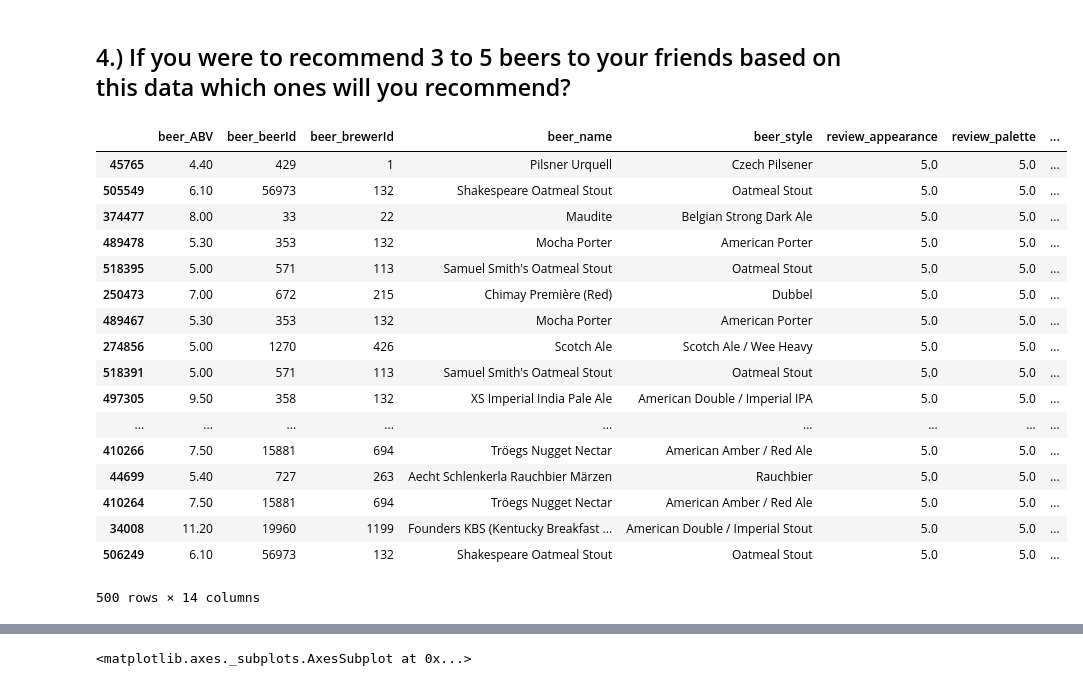
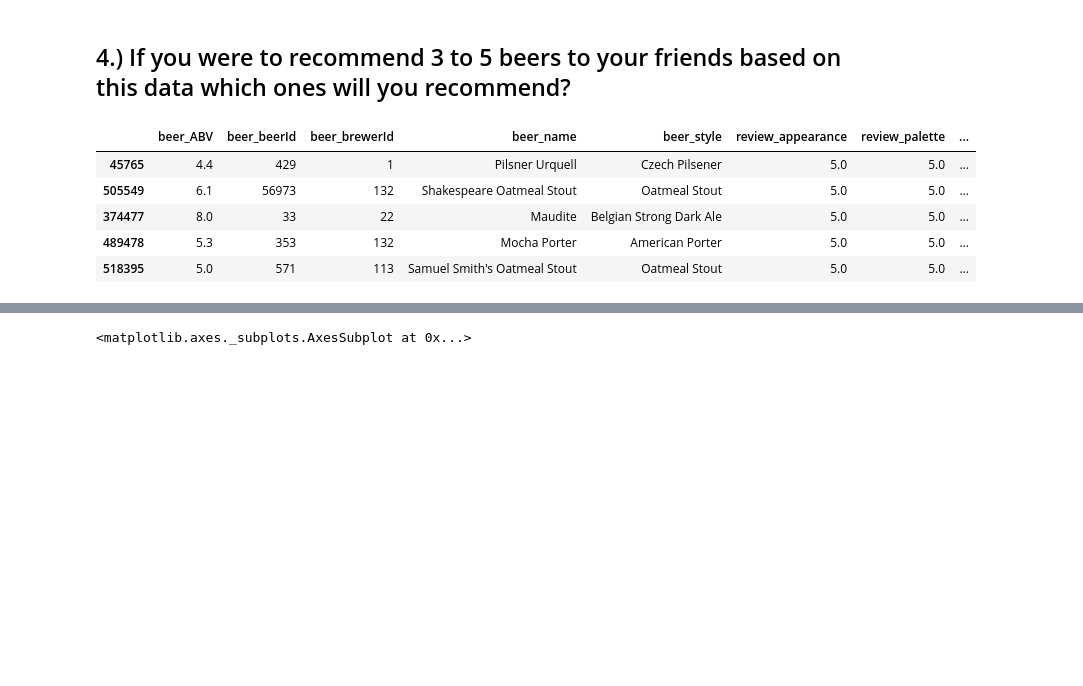
Before and after one commit to rose620/beer_analysis, a Jupyter notebook: Beer_Analysis.ipynb, the cells around one changed output, grey strips where cells are left out. Drawn from its saved outputs; the diff is of its cells as text; code cells hidden in the pictures; blank space fills up the shorter version.

```diff
--- a/Beer_Analysis.ipynb
+++ b/Beer_Analysis.ipynb
@@ -426,27 +426,15 @@ accuracy on the test subset:0.237
 # %%
 #sort from most important feature to least(for ex review_aroma strongest festure as found previously)
 df_ratings = df.sort_values(['review_overall', 'review_aroma', 'review_taste','review_palette','review_appearance'], ascending = False)
 df_top_ratings = df_ratings[0:2000]
-df_top_ratings.head(500)
+df_top_ratings.head()
 # %% [output]
 |  | beer_ABV | beer_beerId | beer_brewerId | beer_name | beer_style | review_appearance | review_palette | ... |
-| 45765 | 4.40 | 429 | 1 | Pilsner Urquell | Czech Pilsener | 5.0 | 5.0 | ... |
-| 505549 | 6.10 | 56973 | 132 | Shakespeare Oatmeal Stout | Oatmeal Stout | 5.0 | 5.0 | ... |
-| 374477 | 8.00 | 33 | 22 | Maudite | Belgian Strong Dark Ale | 5.0 | 5.0 | ... |
-| 489478 | 5.30 | 353 | 132 | Mocha Porter | American Porter | 5.0 | 5.0 | ... |
-| 518395 | 5.00 | 571 | 113 | Samuel Smith's Oatmeal Stout | Oatmeal Stout | 5.0 | 5.0 | ... |
-| 250473 | 7.00 | 672 | 215 | Chimay Première (Red) | Dubbel | 5.0 | 5.0 | ... |
-| 489467 | 5.30 | 353 | 132 | Mocha Porter | American Porter | 5.0 | 5.0 | ... |
-| 274856 | 5.00 | 1270 | 426 | Scotch Ale | Scotch Ale / Wee Heavy | 5.0 | 5.0 | ... |
-| 518391 | 5.00 | 571 | 113 | Samuel Smith's Oatmeal Stout | Oatmeal Stout | 5.0 | 5.0 | ... |
-| 497305 | 9.50 | 358 | 132 | XS Imperial India Pale Ale | American Double / Imperial IPA | 5.0 | 5.0 | ... |
-| ... | ... | ... | ... | ... | ... | ... | ... | ... |
-| 410266 | 7.50 | 15881 | 694 | Tröegs Nugget Nectar | American Amber / Red Ale | 5.0 | 5.0 | ... |
-| 44699 | 5.40 | 727 | 263 | Aecht Schlenkerla Rauchbier Märzen | Rauchbier | 5.0 | 5.0 | ... |
-| 410264 | 7.50 | 15881 | 694 | Tröegs Nugget Nectar | American Amber / Red Ale | 5.0 | 5.0 | ... |
-| 34008 | 11.20 | 19960 | 1199 | Founders KBS (Kentucky Breakfast ... | American Double / Imperial Stout | 5.0 | 5.0 | ... |
-| 506249 | 6.10 | 56973 | 132 | Shakespeare Oatmeal Stout | Oatmeal Stout | 5.0 | 5.0 | ... |
+| 45765 | 4.4 | 429 | 1 | Pilsner Urquell | Czech Pilsener | 5.0 | 5.0 | ... |
+| 505549 | 6.1 | 56973 | 132 | Shakespeare Oatmeal Stout | Oatmeal Stout | 5.0 | 5.0 | ... |
+| 374477 | 8.0 | 33 | 22 | Maudite | Belgian Strong Dark Ale | 5.0 | 5.0 | ... |
+| 489478 | 5.3 | 353 | 132 | Mocha Porter | American Porter | 5.0 | 5.0 | ... |
+| 518395 | 5.0 | 571 | 113 | Samuel Smith's Oatmeal Stout | Oatmeal Stout | 5.0 | 5.0 | ... |
-500 rows × 14 columns
 # %%
 #organize top beers by value counts since more reviews correlates w/ more people drinking that particular brand of beer
 list3 = df_top_ratings.beer_name.value_counts()
```
Also changed, not shown: parts of 19 cells of this notebook.
